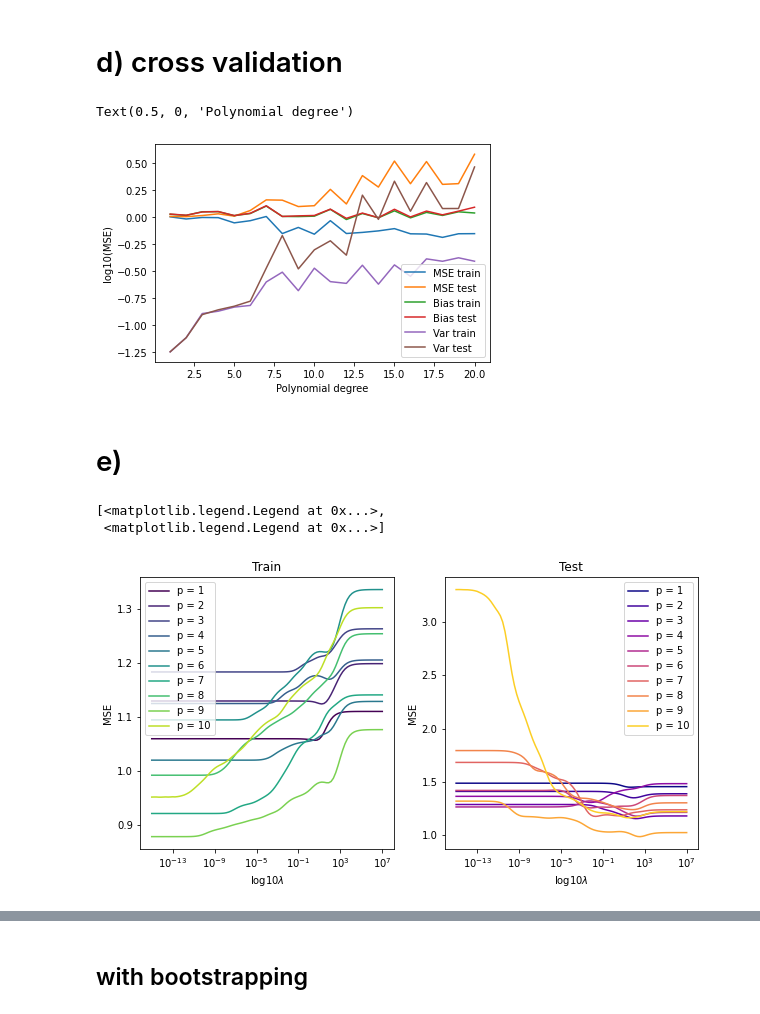
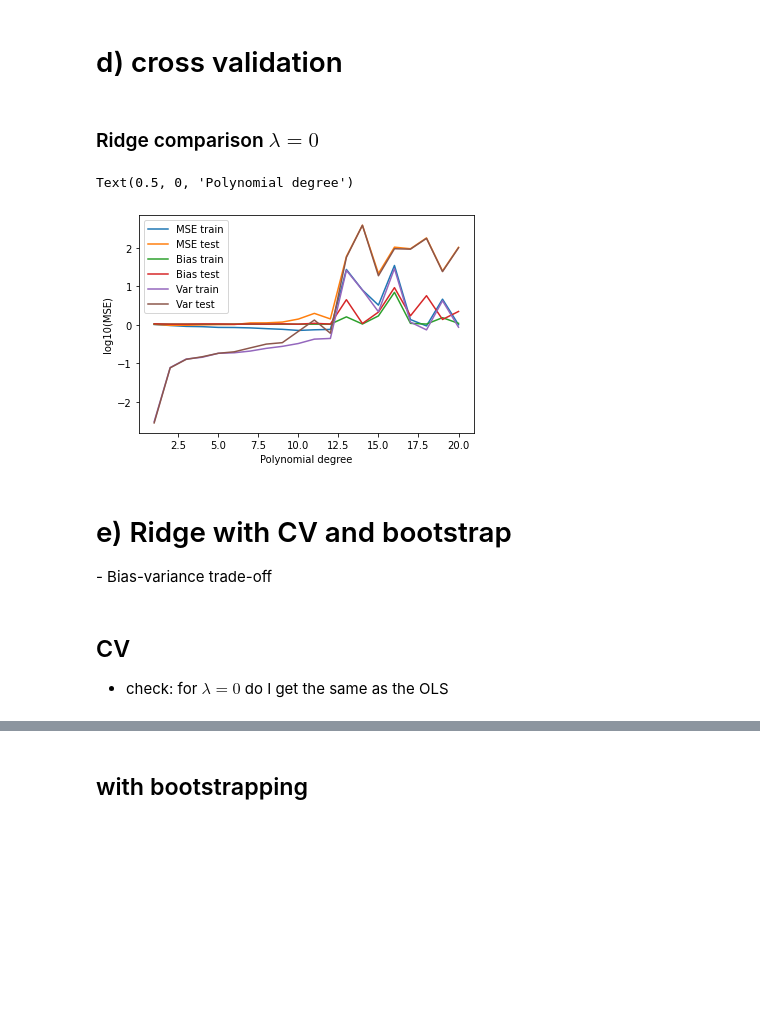
Before and after one commit to johanage/ada_ml_project1, a Jupyter notebook: Project1.ipynb, the cells around one changed output, grey strips where cells are left out. Drawn from its saved outputs; the diff is of its cells as text; code cells hidden in the pictures; blank space fills up the shorter version.

```diff
--- a/Project1.ipynb
+++ b/Project1.ipynb
@@ -28,5 +28,5 @@ p = 2
 for p in range(1,p+1):
     comb += [x for x in combinations_with_replacement(keys, p )]
 print(comb)
-X = make_design_matrix(xvec, p=5)
+X = make_design_matrix(xvec, p=2)
 print(X)
@@ -194,12 +212,12 @@ fig.tight_layout()
 # %%
 %matplotlib inline
-beta_matrix = np.ones((5, len(betas[-1])))
+beta_matrix = np.ones((maxdeg, len(betas[-1])))*np.nan
 plt.figure(figsize=(10,10))
-for i in range(5):
+for i in range(maxdeg):
     for j in range(len(betas[i])):
         beta_matrix[i,j] = betas[i][j]
-[plt.plot(np.arange(5) + 1, beta_matrix[:,i], label="$\\beta%i$"%i) for i in range(beta_matrix.shape[-1])]
+[plt.plot(np.arange(maxdeg) + 1, beta_matrix[:,i], label="$\\beta%i$"%i) for i in range(beta_matrix.shape[-1])]
 plt.ylabel("$\\beta$")
 plt.xlabel("Polynomial degree $p$")
-plt.legend(bbox_to_anchor=(1,.5,.15,.5))
-plt.xticks(np.arange(5) + 1,np.arange(5) + 1)
+plt.legend(ncol = 2, bbox_to_anchor=(1,.5,.15,.5))
+plt.xticks(np.arange(maxdeg) + 1,np.arange(maxdeg) + 1)
@@ -453,19 +439,37 @@ for p in range(1,model_complexity+1):
-# %%
-%matplotlib inline
-ps = [i for i in range(1,model_complexity+1)]
-plt.plot(ps, np.log10(np.mean(mses_train, axis = 1)), label="MSE train")
-plt.plot(ps, np.log10(np.mean(mses_test, axis = 1)), label="MSE test")
-plt.plot(ps, np.log10(np.mean(bias_train, axis = 1)), label="Bias train")
-plt.plot(ps, np.log10(np.mean(bias_test, axis = 1)), label="Bias test")
-plt.plot(ps, np.log10(np.mean(var_train, axis = 1)), label="Var train")
-plt.plot(ps, np.log10(np.mean(var_test, axis = 1)), label="Var test")
-plt.legend()
-plt.ylabel("log10(MSE)")
-plt.xlabel("Polynomial degree")
-# %% [output]
-Text(0.5, 0, 'Polynomial degree')
-[figure, removed]
+# %% [markdown]
+### Ridge comparison $\lambda = 0$
+# %%
+import importlib; import project1; importlib.reload(project1); from project1.project1 import *
+model_complexity = 20
+x, y = np.meshgrid(np.arange(0,1,0.05),np.arange(0,1,0.05))
+xvec = np.array([x,y])
+z = FrankeFunction(**{'x%i'%i: xvec[i] for i in range(len(xvec))})
+noise = np.random.normal(0,1,size=z.shape)
+znoisy = z + noise
+k = 5
+mses_train, var_train, bias_train, variance_train = np.zeros((model_complexity, k)), np.zeros((model_complexity,k)),np.zeros((model_complexity, k)), np.zeros((model_complexity,k))
+mses_test, var_test, bias_test, variance_test = np.zeros((model_complexity, k)), np.zeros((model_complexity, k)),np.zeros((model_complexity, k)), np.zeros((model_complexity, k))
+for p in range(1,model_complexity+1):
+    mses_train[p-1], mses_test[p-1], bias_train[p-1], bias_test[p-1], var_train[p-1], var_test[p-1] = cross_validation(data = znoisy, xvec = xvec, k = k, p = p, method = "ridge", lmbda=0)
+# plot log10(MSE) wrt polynomial degree
+ps = [i for i in range(1,model_complexity+1)]
+plt.plot(ps, np.log10(np.mean(mses_train, axis = 1)), label="MSE train")
+plt.plot(ps, np.log10(np.mean(mses_test, axis = 1)), label="MSE test")
+plt.plot(ps, np.log10(np.mean(bias_train, axis = 1)), label="Bias train")
+plt.plot(ps, np.log10(np.mean(bias_test, axis = 1)), label="Bias test")
+plt.plot(ps, np.log10(np.mean(var_train, axis = 1)), label="Var train")
+plt.plot(ps, np.log10(np.mean(var_test, axis = 1)), label="Var test")
+plt.legend()
+plt.ylabel("log10(MSE)")
+plt.xlabel("Polynomial degree")
+# %% [output]
+Text(0.5, 0, 'Polynomial degree')
+[figure, added]
 # %% [markdown]
-# e)
+# e) Ridge with CV and bootstrap
+- Bias-variance trade-off
+# %% [markdown]
+## CV
+- check: for $\lambda = 0$ do I get the same as the OLS
 # %%
 import importlib; import project1; importlib.reload(project1); from project1.project1 import *
@@ -499,18 +514,17 @@ for p in range(1, model_complexity+1):
 carr = np.arange(mses_train.shape[0])/mses_train.shape[0]
 cs_train = plt.cm.viridis(carr)
 cs_test = plt.cm.plasma(carr)
-fig, axs = plt.subplots(1,2, figsize=(10,5))
+fig, axs = plt.subplots(1,2, figsize=(20,5))
 for ip in range(mses_train.shape[0]):
-    axs[0].plot(lambdas, mses_train[ip], color = cs_train[ip], label="p = %i"%(ip+1))
-    axs[1].plot(lambdas, mses_test[ip], color = cs_test[ip], label="p = %i"%(ip+1))
+    axs[0].plot(lambdas, np.mean(mses_train[ip], axis=1), color = cs_train[ip], label="p = %i"%(ip+1))
+    axs[1].plot(lambdas, np.mean(mses_test[ip], axis=1), color = cs_test[ip], label="p = %i"%(ip+1))
 axs[0].set_title("Train")
 axs[1].set_title("Test")
 
 [ax.set_xscale('log') for ax in axs]
+[ax.set_yscale('log') for ax in axs]
+
 [ax.set_ylabel("MSE") for ax in axs]
 [ax.set_xlabel("log10$\\lambda$") for ax in axs]
-[ax.legend() for ax in axs]
+[ax.legend(bbox_to_anchor=(1.5,.8,0,.1), ncol=2) for ax in axs]
+fig.tight_layout()
-# %% [output]
-[<matplotlib.legend.Legend at 0x...>,
- <matplotlib.legend.Legend at 0x...>]
-[figure, removed]
```
Also changed, not shown: parts of 74 cells of this notebook, 1 other file.
